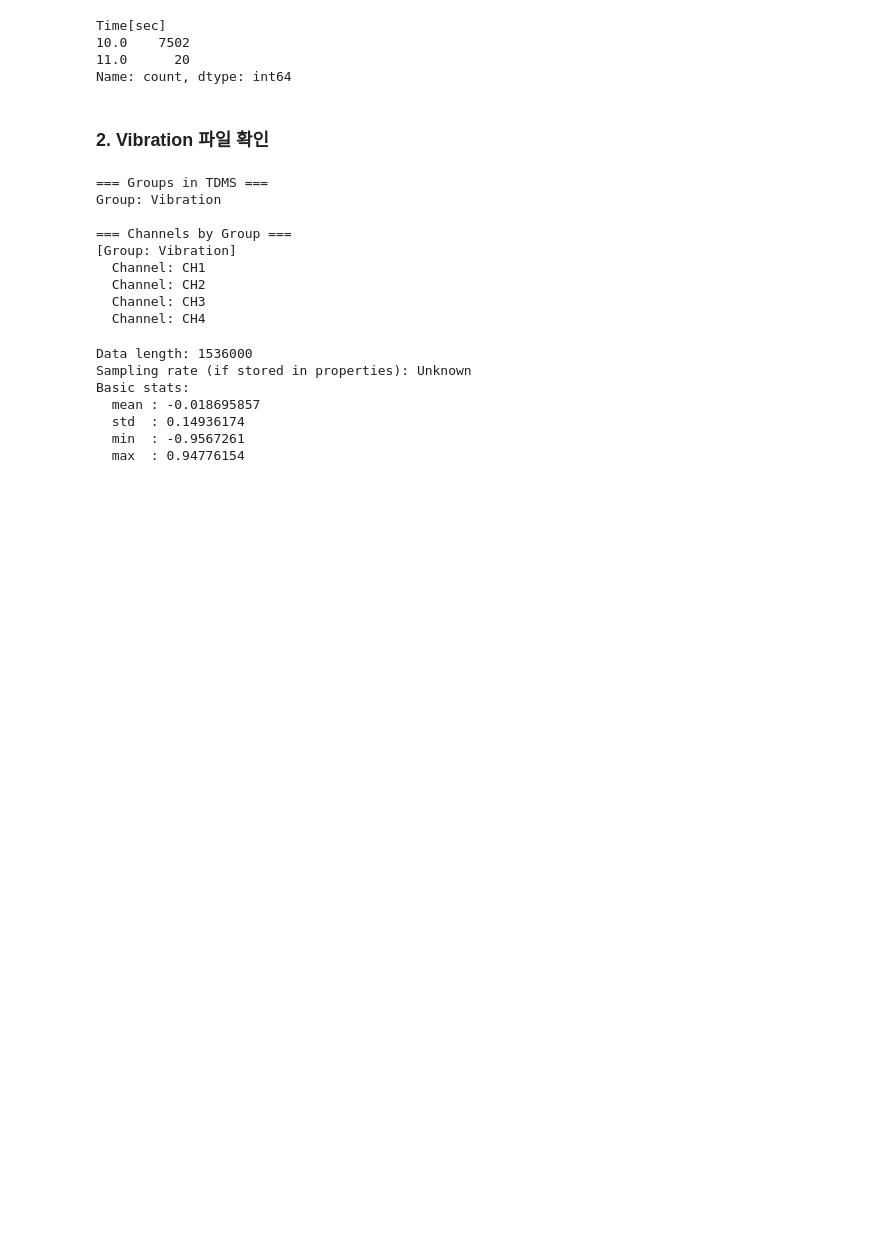
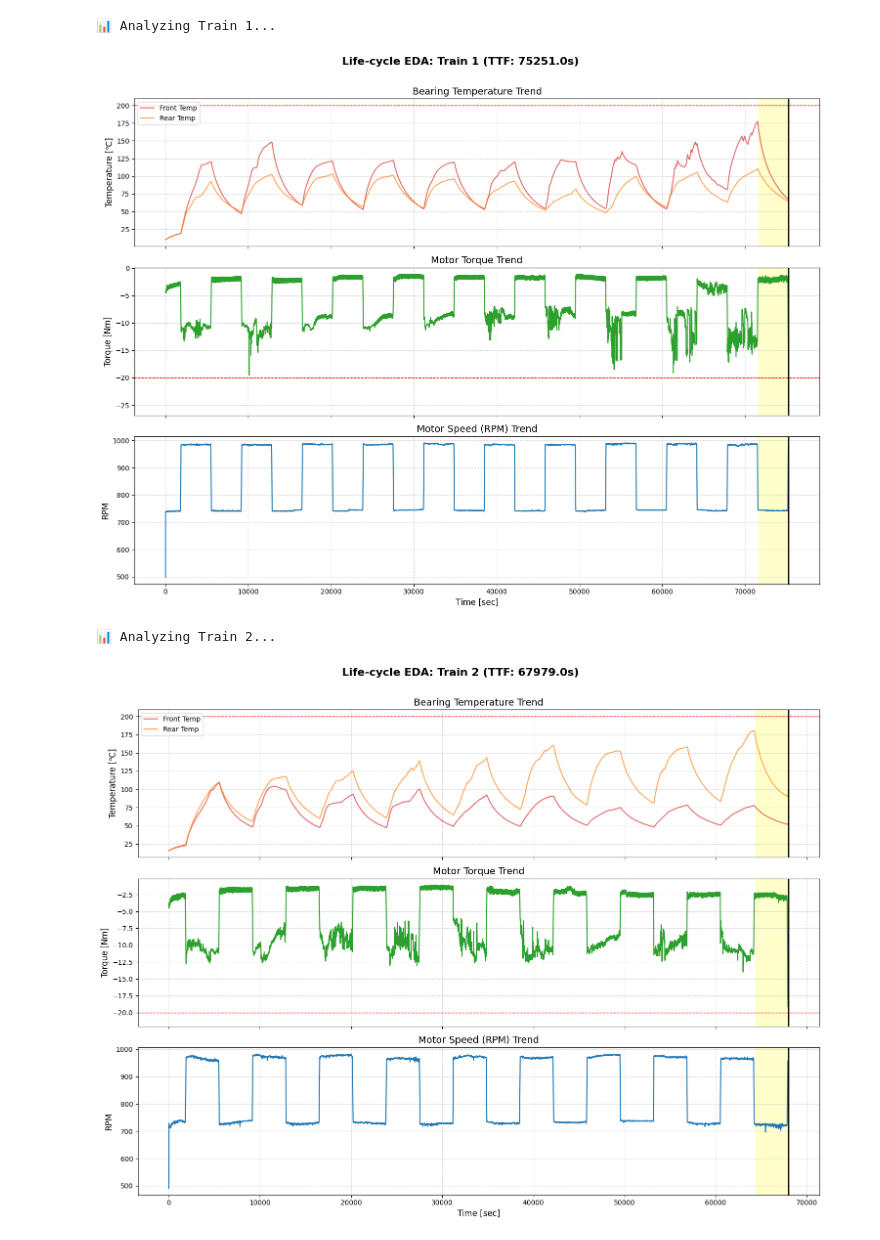
Before and after one commit to gmlwlswls/PHM_bearingRUL, a Jupyter notebook: notebooks/01_eda.ipynb, the cells around one changed output. Saved outputs shown, nothing was run; the diff lists cells and outputs as text; code cells hidden in the pictures; blank space fills up the shorter version.

```diff
--- a/notebooks/01_eda.ipynb
+++ b/notebooks/01_eda.ipynb
@@ -44,59 +11,0 @@ Name: Time[sec], dtype: float64
-# %%
-df_op1['Time[sec]'].diff().value_counts()
-# %% [output]
-Time[sec]
-10.0    7502
-11.0      20
-Name: count, dtype: int64
-# %% [markdown]
-### 2. Vibration 파일 확인
-# %%
-from nptdms import TdmsFile
-import numpy as np
-
-tdms_path = '../data/Train/Train1_Vibration/000001.tdms'
-vib_000001 = TdmsFile.read(tdms_path)
-
-print("=== Groups in TDMS ===")
-for group in vib_000001.groups():
-    print("Group:", group.name)
-
-    print("\n=== Channels by Group ===")
-for group in vib_000001.groups():
-    print(f"[Group: {group.name}]")
-    for channel in group.channels():
-        print("  Channel:", channel.name)
-# %% [output]
-=== Groups in TDMS ===
-Group: Vibration
-
-=== Channels by Group ===
-[Group: Vibration]
-  Channel: CH1
-  Channel: CH2
-  Channel: CH3
-  Channel: CH4
-# %%
-group_name = "Vibration"   # 실제 group 이름
-channel_name = "CH1"     # 실제 channel 이름
-
-channel = vib_000001[group_name][channel_name]
-data = channel[:]   # numpy array
-
-print("Data length:", len(data))
-
-print("Basic stats:")
-print("  mean :", np.mean(data))
-print("  std  :", np.std(data))
-print("  min  :", np.min(data))
-print("  max  :", np.max(data))
-
-# 첫 60초 수집한 데이터
-# %% [output]
-Data length: 1536000
-Sampling rate (if stored in properties): Unknown
-Basic stats:
-  mean : -0.018695857
-  std  : 0.14936174
-  min  : -0.9567261
-  max  : 0.94776154
@@ -102,0 +75,7 @@ Basic stats:
+# %%
+plot_life_cycle_op('../data/Train')
+# %% [output]
+📊 Analyzing Train 1...
+[figure, added]
+📊 Analyzing Train 2...
+[figure, added]
```
Also changed, not shown: parts of 23 cells of this notebook.
